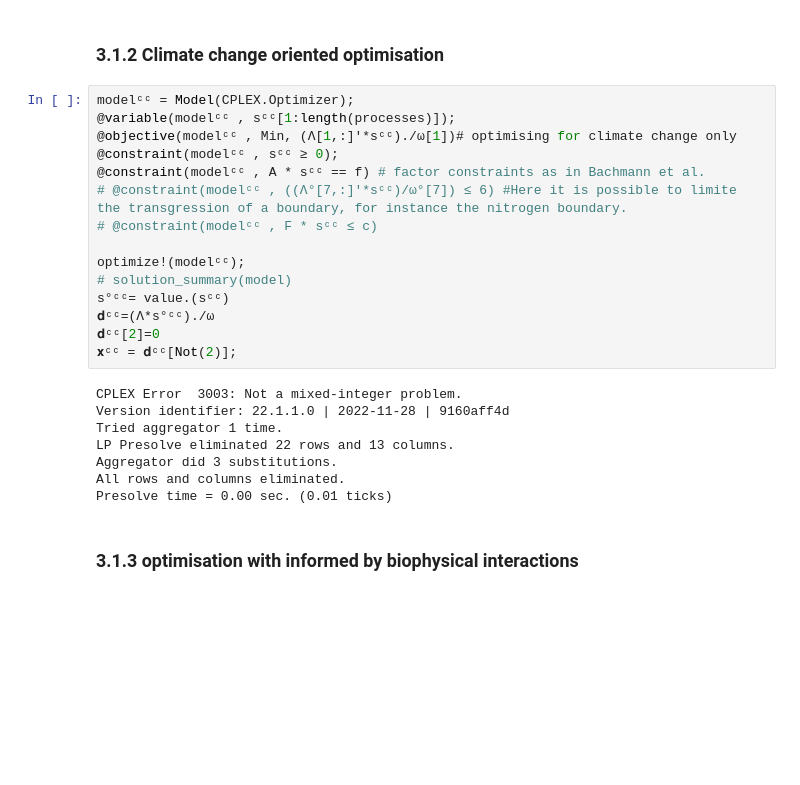
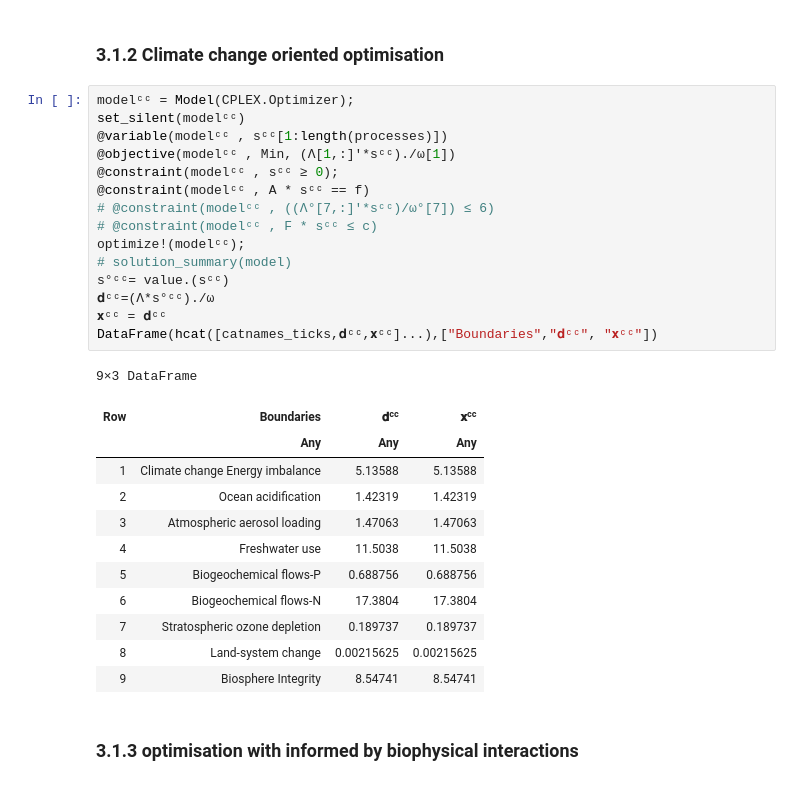
Before and after one commit to Michael-ljn/pathways-H2-prod-within-PBs, a Jupyter notebook: code/3_03_TCM.ipynb, the cells around one changed output. Drawn from its saved outputs; the diff is of its cells as text; blank space fills up the shorter version.

```diff
--- a/code/3_03_TCM.ipynb
+++ b/code/3_03_TCM.ipynb
@@ -143,27 +195,32 @@ Index Priority Blend Iterations            Objective Time (sec.) DetTime (ticks)
 ### **3.1.2 Climate change oriented optimisation**
 # %%
 modelᶜᶜ = Model(CPLEX.Optimizer);
-@variable(modelᶜᶜ , sᶜᶜ[1:length(processes)]);
-@objective(modelᶜᶜ , Min, (Λ[1,:]'*sᶜᶜ)./ω[1])# optimising for climate change only
+set_silent(modelᶜᶜ)
+@variable(modelᶜᶜ , sᶜᶜ[1:length(processes)])
+@objective(modelᶜᶜ , Min, (Λ[1,:]'*sᶜᶜ)./ω[1])
 @constraint(modelᶜᶜ , sᶜᶜ ≥ 0);
-@constraint(modelᶜᶜ , A * sᶜᶜ == f) # factor constraints as in Bachmann et al.
-# @constraint(modelᶜᶜ , ((Λ°[7,:]'*sᶜᶜ)/ω°[7]) ≤ 6) #Here it is possible to limite the transgression of a boundary, for instance the nitrogen boundary.
+@constraint(modelᶜᶜ , A * sᶜᶜ == f)
+# @constraint(modelᶜᶜ , ((Λ°[7,:]'*sᶜᶜ)/ω°[7]) ≤ 6)
 # @constraint(modelᶜᶜ , F * sᶜᶜ ≤ c)
-
 optimize!(modelᶜᶜ);
 # solution_summary(model)
 s°ᶜᶜ= value.(sᶜᶜ)
 𝐝ᶜᶜ=(Λ*s°ᶜᶜ)./ω
-𝐝ᶜᶜ[2]=0
-𝐱ᶜᶜ = 𝐝ᶜᶜ[Not(2)];
+𝐱ᶜᶜ = 𝐝ᶜᶜ
+DataFrame(hcat([catnames_ticks,𝐝ᶜᶜ,𝐱ᶜᶜ]...),["Boundaries","𝐝ᶜᶜ", "𝐱ᶜᶜ"])
 # %% [output]
-CPLEX Error  3003: Not a mixed-integer problem.
-Version identifier: 22.1.1.0 | 2022-11-28 | 9160aff4d
-Tried aggregator 1 time.
-LP Presolve eliminated 22 rows and 13 columns.
-Aggregator did 3 substitutions.
-All rows and columns eliminated.
-Presolve time = 0.00 sec. (0.01 ticks)
+9×3 DataFrame
+| Row | Boundaries | 𝐝ᶜᶜ | 𝐱ᶜᶜ |
+|  | Any | Any | Any |
+| 1 | Climate change Energy imbalance | 5.13588 | 5.13588 |
+| 2 | Ocean acidification | 1.42319 | 1.42319 |
+| 3 | Atmospheric aerosol loading | 1.47063 | 1.47063 |
+| 4 | Freshwater use | 11.5038 | 11.5038 |
+| 5 | Biogeochemical flows-P | 0.688756 | 0.688756 |
+| 6 | Biogeochemical flows-N | 17.3804 | 17.3804 |
+| 7 | Stratospheric ozone depletion | 0.189737 | 0.189737 |
+| 8 | Land-system change | 0.00215625 | 0.00215625 |
+| 9 | Biosphere Integrity | 8.54741 | 8.54741 |
 # %% [markdown]
 ### **3.1.3 optimisation with informed by biophysical interactions**
 # %%
```
Also changed, not shown: parts of 23 cells of this notebook, 7 other files.
